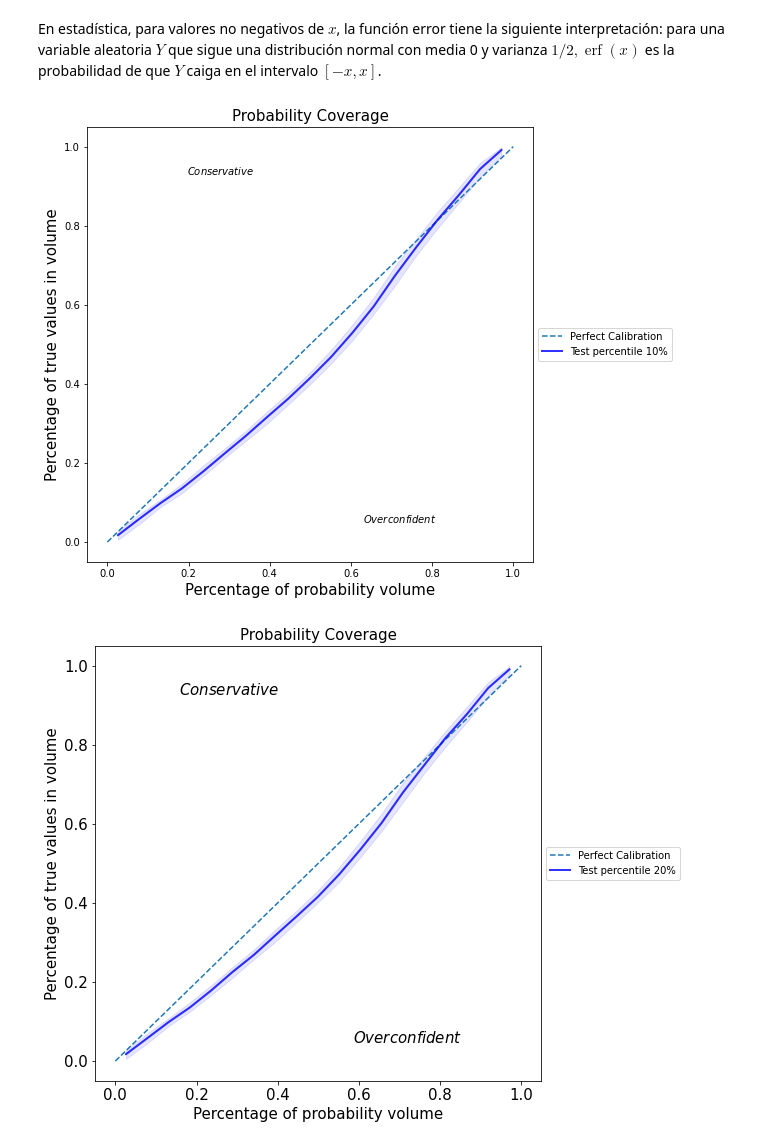
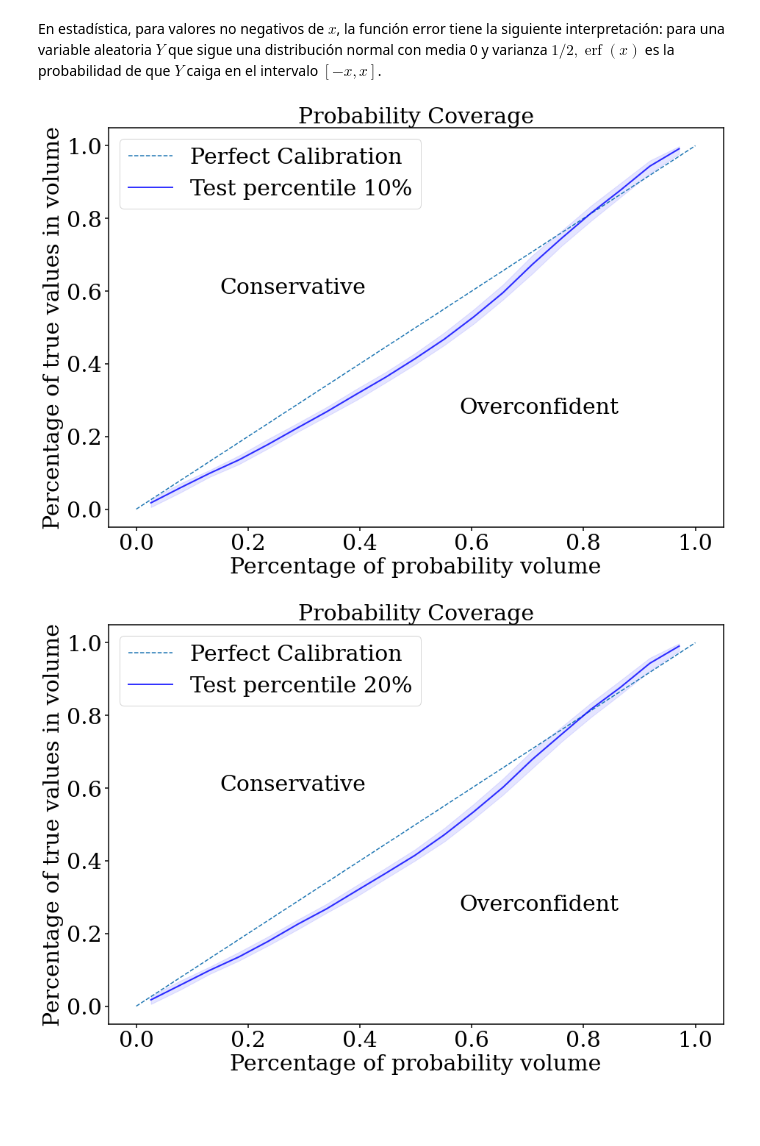
Before and after one commit to patriglesias/SBI_SFHs, a Jupyter notebook: SNPE_fixed/coverage_probabilities/coverage_probabilities.ipynb, the cells around one changed output. Cells and saved outputs as stored; diff of their text form; code cells hidden in the pictures; blank space fills up the shorter version.

```diff
--- a/SNPE_fixed/coverage_probabilities/coverage_probabilities.ipynb
+++ b/SNPE_fixed/coverage_probabilities/coverage_probabilities.ipynb
@@ -4,6 +4,20 @@ import matplotlib.pyplot as plt
 import math
 #!cat ./coverage_probabilities_patricia.py
 #from coverage_probabilities_patricia import get_coverage_probabilities_nomodel
+# %%
+import matplotlib as mpl
+
+mpl.rcParams['font.family'] = 'serif'
+mpl.rcParams['axes.linewidth'] = 1.5
+mpl.rcParams['xtick.labelsize'] = 'medium'
+mpl.rcParams['xtick.major.size'] = 5
+mpl.rcParams['xtick.major.width'] = 1.5
+mpl.rcParams['ytick.labelsize'] = 'medium'
+mpl.rcParams['ytick.major.size'] = 5
+mpl.rcParams['ytick.major.width'] = 1.5
+mpl.rcParams['legend.frameon'] = True
+mpl.rcParams['font.size'] = 30
+mpl.rcParams["figure.figsize"] = (15,10)
 # %% [markdown]
 Load dataset (real values and model predictions)
 # %%
@@ -88,19 +102,19 @@ def init_coverage_plot():
     overconfident and conservative regions
     :return:
     """
-    f = plt.figure(figsize=(10, 8))
+    f = plt.figure()#figsize=(10, 8))
     ax = f.add_subplot()
-    ax.set_xlabel('Percentage of probability volume')
-    ax.set_ylabel('Percentage of true values in volume')
-    ax.set_title('Probability Coverage')
+    ax.set_xlabel('Percentage of probability volume',fontsize=30)
+    ax.set_ylabel('Percentage of true values in volume',fontsize=30)
+    ax.set_title('Probability Coverage',fontsize=30)
 
     plt.plot([0, 1], [0, 1], '--', label='Perfect Calibration')
-    plt.text(0.3, 0.9, '$\it{Conservative}$',
+    plt.text(0.3, 0.6, 'Conservative',
              horizontalalignment='center',
              verticalalignment='center',
              transform=ax.transAxes)
 
-    plt.text(0.7, 0.1, '$\it{Overconfident}$',
+    plt.text(0.7, 0.3, 'Overconfident',
              horizontalalignment='center',
              verticalalignment='center',
              transform=ax.transAxes)
@@ -108,25 +122,27 @@ def init_coverage_plot():
 # %%
 for i in range(9):
 
     data_x,data_y=get_coverage_probabilities_nomodel(np.array(y)[:,i],y_pred[:,i],y_pred_std[:,i])
-    plt.rcParams.update({'font.size': 15})
-    plt.rc('axes', titlesize=15, labelsize=15)
+    #plt.rcParams.update({'font.size': 15})
+    #plt.rc('axes', titlesize=15, labelsize=15)
     f, ax =init_coverage_plot()
 
     if i<9:
         plot_with_median(np.array(data_x), np.array(data_y), ax, label='Test percentile '+str((i+1)*10)+'%')
+        #if i==6:
+        #    plt.savefig('example_70.jpeg')
     else:
         plot_with_median(np.array(data_x), np.array(data_y), ax, label='Metallicity')
     # Shrink current axis by 20%
-    box = ax.get_position()
-    ax.set_position([box.x0, box.y0, box.width * 0.8, box.height])
+    #box = ax.get_position()
+    #ax.set_position([box.x0, box.y0, box.width * 0.8, box.height])
 
     # Put a legend to the right of the current axis
-    ax.legend(loc='center left', bbox_to_anchor=(1, 0.5), fontsize=10)
+    ax.legend()#, bbox_to_anchor=(1, 0.5), fontsize=10)
 
     #plt.savefig('coverage_'+str(i)+'.jpg')
     plt.show()
     plt.close()
 # %% [output]
-[figure, old version]
+[figure, new version]
-[figure, old version]
+[figure, new version]
```
Also changed, not shown: parts of 2 cells of this notebook, 23 other files.
